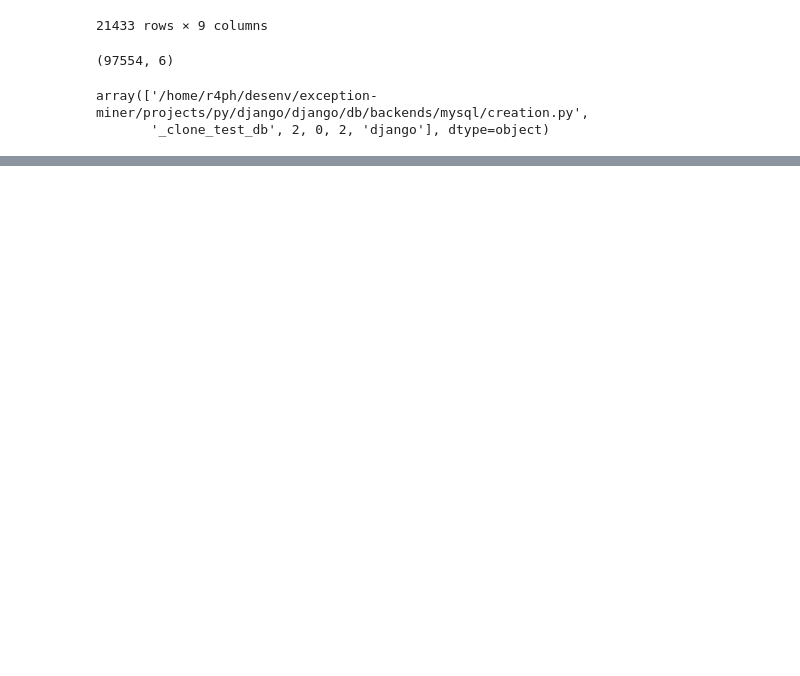
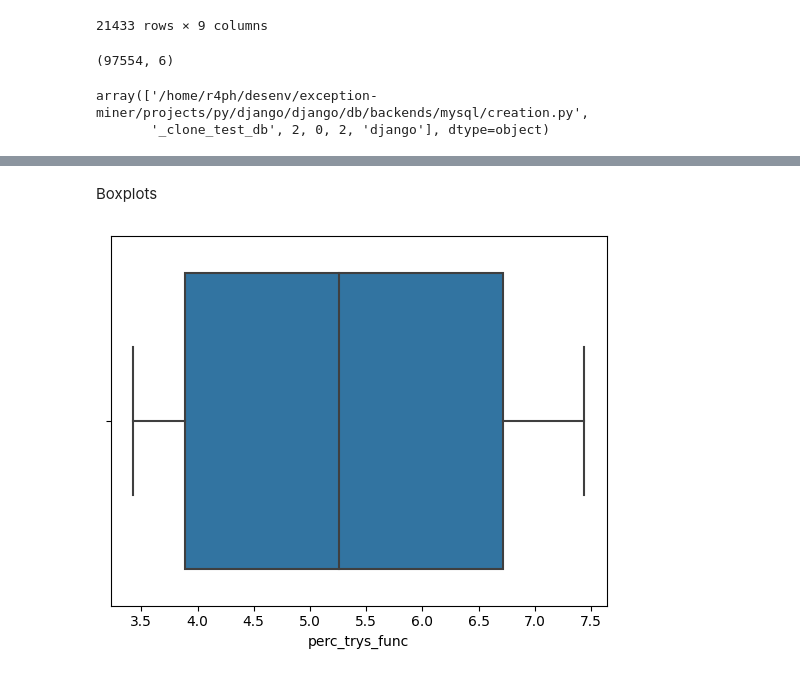
Before and after one commit to r4phael/exception-miner-multi, a Jupyter notebook: notebooks/eh_py_analysis.ipynb, the cells around one changed output, grey strips where cells are left out. Cells and saved outputs as stored; diff of their text form; code cells hidden in the pictures; blank space fills up the shorter version.

Commit message:
Ajustes in notebooks graphs and remaining ast queries added

```diff
--- a/notebooks/eh_py_analysis.ipynb
+++ b/notebooks/eh_py_analysis.ipynb
@@ -148,0 +250,2 @@ for i, row in df.iterrows():
+# %%
+df_grp = sqldf(q)
@@ -148,0 +267,10 @@ for i, row in df.iterrows():
+# %% [markdown]
+Boxplots
+# %%
+#make a boxplot of a numerical column of  a dataframe:
+import seaborn as sns
+import matplotlib.pyplot as plt
+sns.boxplot(x=df_grp["perc_trys_func"])
+plt.show()
+# %% [output]
+[figure, added]
```
Also changed, not shown: parts of 11 cells of this notebook, 12 other files.
